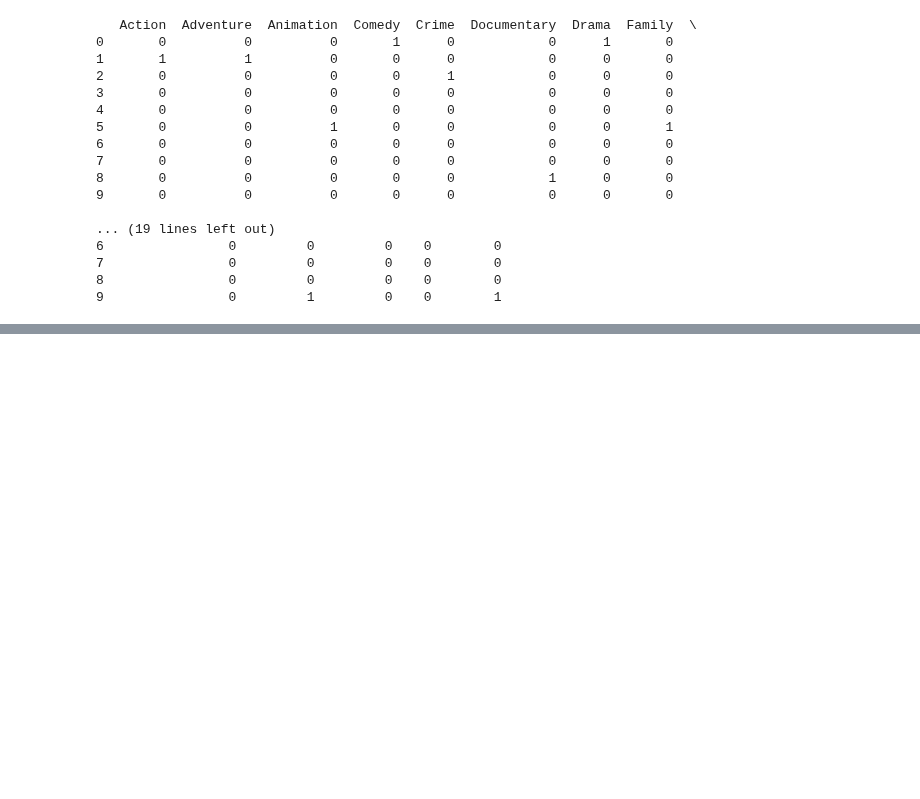
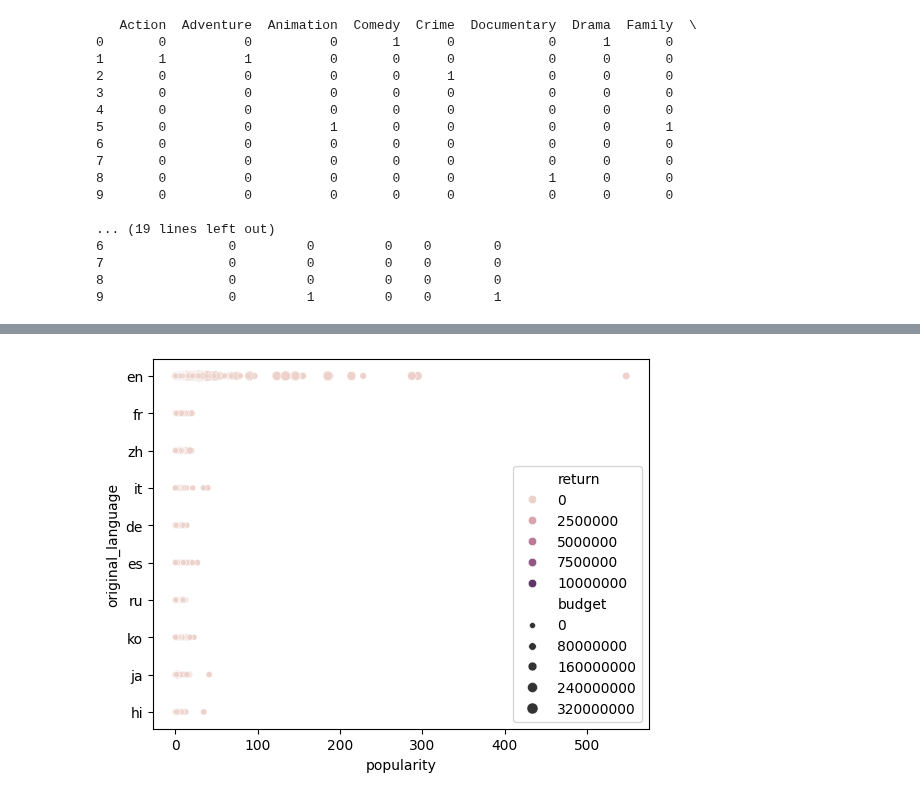
Before and after one commit to JuliaGastellu/MVP_recomendacion_recomendacion, a Jupyter notebook: proyecto/notebooks/EDA_PI01.ipynb, the cells around one changed output, grey strips where cells are left out. Drawn from its saved outputs; the diff is of its cells as text; code cells hidden in the pictures; blank space fills up the shorter version.

```diff
--- a/proyecto/notebooks/EDA_PI01.ipynb
+++ b/proyecto/notebooks/EDA_PI01.ipynb
@@ -300,0 +370,6 @@ top_10_idiomas
+# %%
+# Armo un grafico que me ayude a ver la relacion entre los idiomas frecuentes y la popularidad, controlando otras variables al mismo tiempo
+sns.scatterplot(data=df_peliculas, x="popularity", y="original_language", hue="return", size="budget")
+plt.show()
+# %% [output]
+[figure, added]
```
Also changed, not shown: parts of 20 cells of this notebook.
